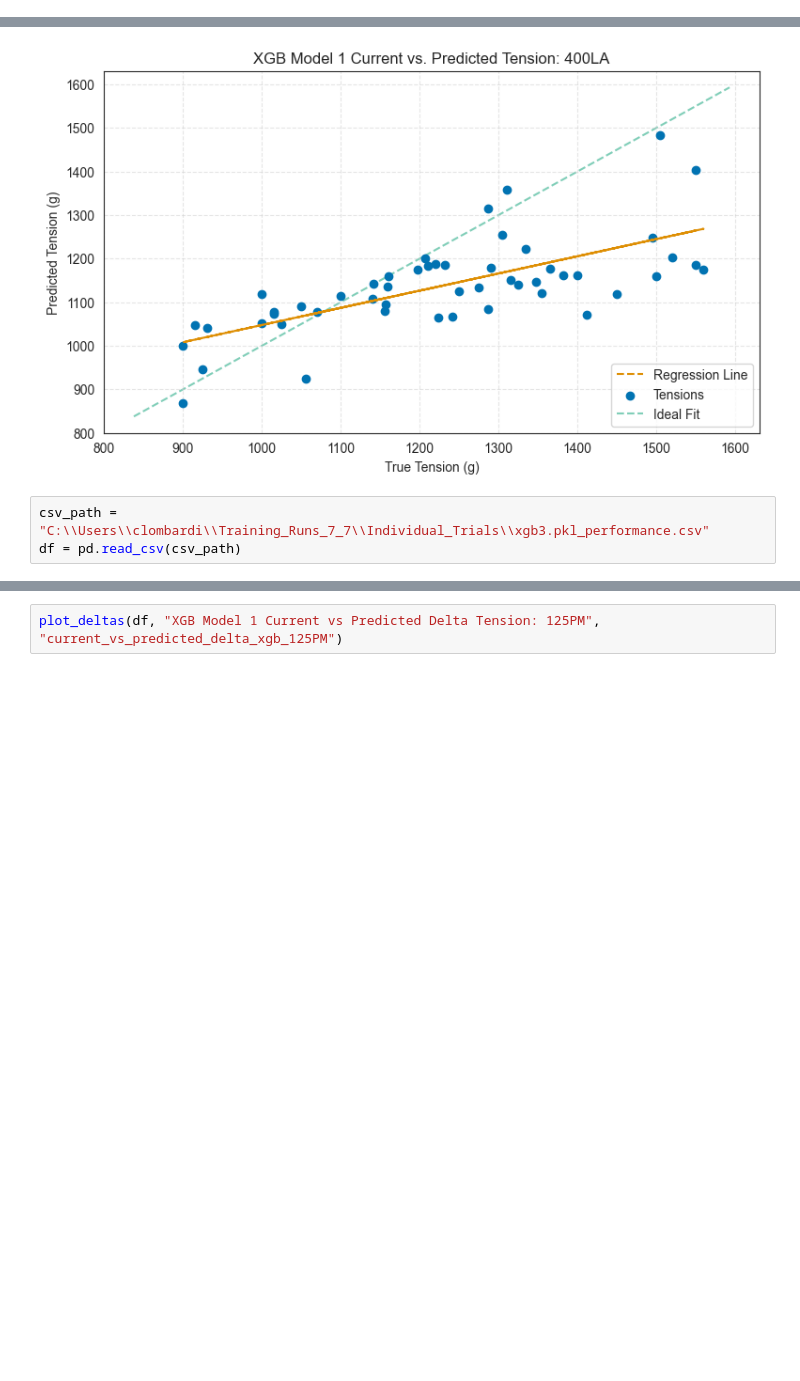
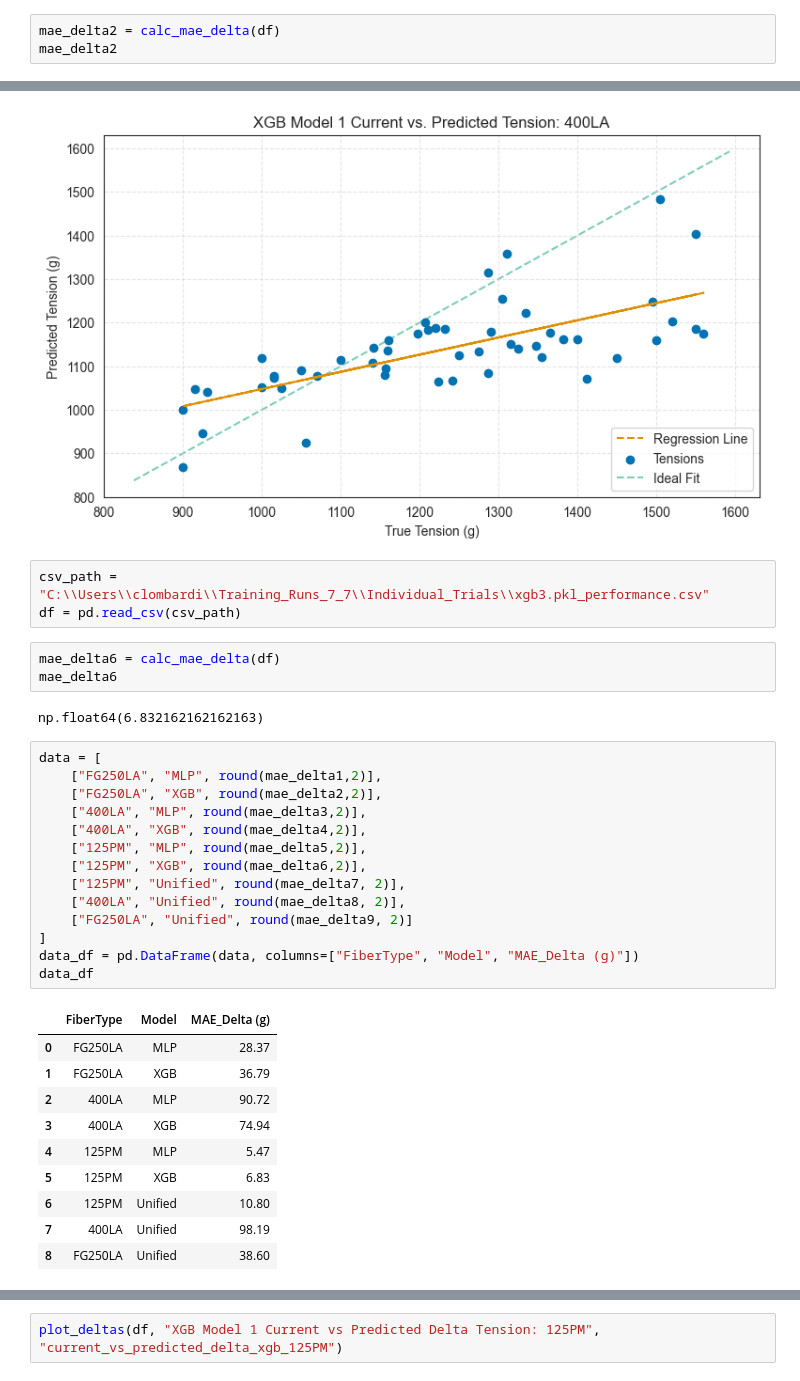
Before and after one commit to c-lombardi23/FOCAL, a Jupyter notebook: notebooks/Abalation_Study.ipynb, the cells around one changed output, grey strips where cells are left out. Cells and saved outputs as stored; diff of their text form; blank space fills up the shorter version.

```diff
--- a/notebooks/Abalation_Study.ipynb
+++ b/notebooks/Abalation_Study.ipynb
@@ -207,3 +222,6 @@ def plot_regressor(df, title, save_path):
 # %%
 csv_path = "C:\\Users\\clombardi\\FG250LA_1\\Individual_Trials\\xgb1_performance.csv"
 df = pd.read_csv(csv_path)
+# %%
+mae_delta2 = calc_mae_delta(df)
+mae_delta2
@@ -246,3 +276,33 @@ plot_current_vs_pred(df, "XGB Model 1 Current vs. Predicted Tension: 400LA", "cu
 # %%
 csv_path = "C:\\Users\\clombardi\\Training_Runs_7_7\\Individual_Trials\\xgb3.pkl_performance.csv"
 df = pd.read_csv(csv_path)
+# %%
+mae_delta6 = calc_mae_delta(df)
+mae_delta6
+# %% [output]
+np.float64(6.832162162162163)
+# %%
+data = [
+    ["FG250LA", "MLP", round(mae_delta1,2)],
+    ["FG250LA", "XGB", round(mae_delta2,2)],
+    ["400LA", "MLP", round(mae_delta3,2)],
+    ["400LA", "XGB", round(mae_delta4,2)],
+    ["125PM", "MLP", round(mae_delta5,2)],
+    ["125PM", "XGB", round(mae_delta6,2)],
+    ["125PM", "Unified", round(mae_delta7, 2)],
+    ["400LA", "Unified", round(mae_delta8, 2)],
+    ["FG250LA", "Unified", round(mae_delta9, 2)]
+]
+data_df = pd.DataFrame(data, columns=["FiberType", "Model", "MAE_Delta (g)"])
+data_df
+# %% [output]
+|  | FiberType | Model | MAE_Delta (g) |
+| 0 | FG250LA | MLP | 28.37 |
+| 1 | FG250LA | XGB | 36.79 |
+| 2 | 400LA | MLP | 90.72 |
+| 3 | 400LA | XGB | 74.94 |
+| 4 | 125PM | MLP | 5.47 |
+| 5 | 125PM | XGB | 6.83 |
+| 6 | 125PM | Unified | 10.80 |
+| 7 | 400LA | Unified | 98.19 |
+| 8 | FG250LA | Unified | 38.60 |
```
Also changed, not shown: parts of 10 cells of this notebook.
